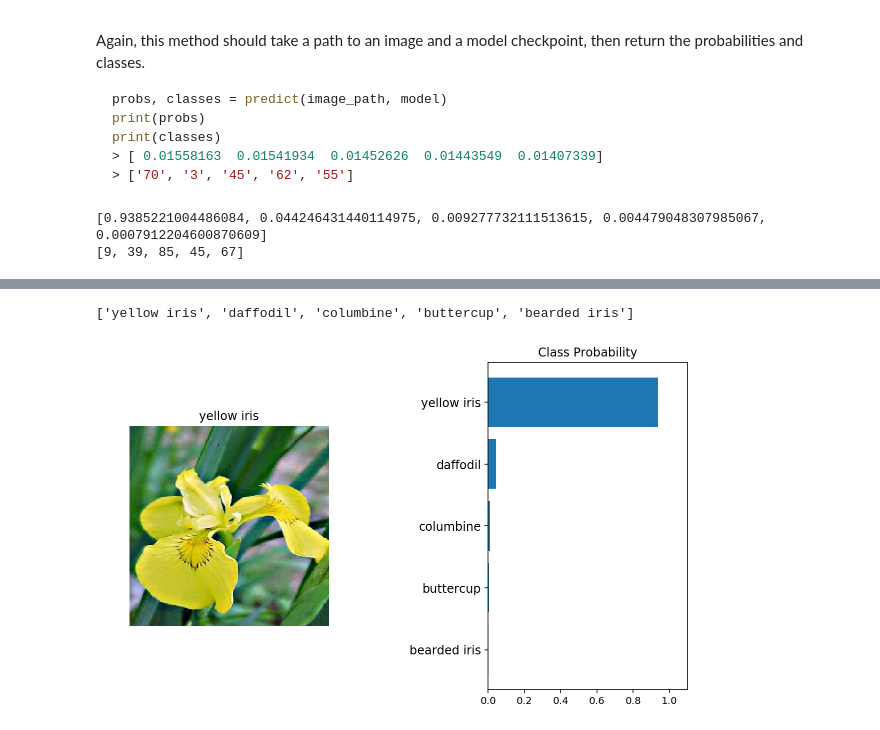
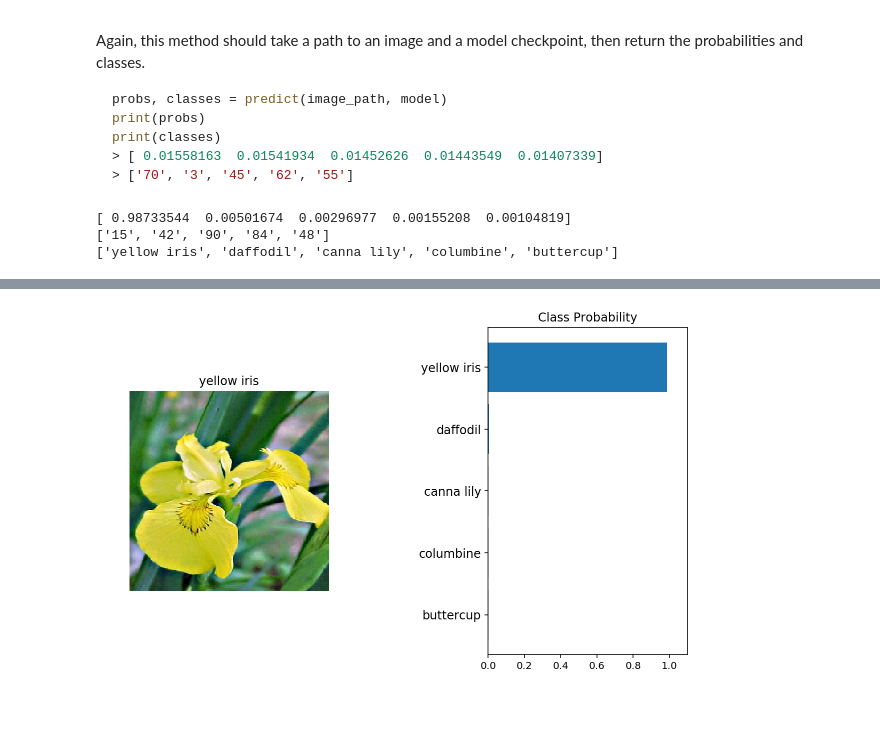
Before and after one commit to Chrvasq/image_classifier, a Jupyter notebook: Image Classifier Project.ipynb, the cells around one changed output, grey strips where cells are left out. Cells and saved outputs as stored; diff of their text form; code cells hidden in the pictures.

````diff
--- a/Image Classifier Project.ipynb
+++ b/Image Classifier Project.ipynb
@@ -240,21 +251,16 @@ def load_checkpoint(filepath):
     checkpoint = torch.load(filepath)
 
     # Load pre-trained network
-    model = models.densenet201(pretrained=True)
+    model = getattr(torchvision.models, checkpoint['arch'])(pretrained=True)
 
     # Freeze params of pre-trained model
     for param in model.parameters():
         param.requires_grad = False
 
-    # Define new classifier
-    classifier = nn.Sequential(OrderedDict([('fc1', nn.Linear(1920, 960)),
-                                            ('relu1', nn.ReLU()),
-                                            ('dropout1', nn.Dropout(p=0.5)),
-                                            ('fc2', nn.Linear(960, 102)),
-                                            ('output', nn.LogSoftmax(dim=1))]))
-    model.classifier = classifier
-    # Load checkpoint info to model
-    model.load_state_dict(checkpoint)
+    model.classifier = checkpoint['classifier']
+    model.load_state_dict(checkpoint['state_dict'])
+    model.optimizer = checkpoint['optimizer']
+    model.class_to_idx = checkpoint['class_to_idx']
 
     return model
 # %%
@@ -376,7 +390,7 @@ print(classes)
 > ['70', '3', '45', '62', '55']
 ```
 # %%
-def predict(image_path, model, topk=5):
+def predict(labels, image_path, model, topk=5):
     ''' Predict the class (or classes) of an image using a trained deep learning model.
     '''
 
@@ -392,21 +406,30 @@ def predict(image_path, model, topk=5):
 
     # Convert 2D image to 1D vector
     img = np.expand_dims(img, 0)
+    img = torch.from_numpy(img)
 
-    img = torch.from_numpy(img)
     inputs = img.to(device)
-    output = model.forward(inputs.float())
-    ps = torch.exp(output)
-    topk = ps.cpu().topk(topk)
 
-    return (i.data.numpy().squeeze().tolist() for i in topk)
+    with torch.no_grad():
+        output = model.forward(inputs.float())
+        ps = torch.exp(output)
+        probs, classes = torch.topk(ps, topk)
 
-prob, classes = predict(path, model)
-print(prob)
+        index_to_class = {model.class_to_idx[x]: x for x in model.class_to_idx}
+        top_classes = [index_to_class[each] for each in classes.cpu().numpy()[0]]
+        flower_names = [labels.get(str(each)) for each in top_classes]
+
+
+    return probs.cpu().detach().numpy()[0], top_classes, flower_names
+
+probs, classes, flower_names = predict(cat_to_name, path, model)
+print(probs)
 print(classes)
+print(flower_names)
 # %% [output]
-[0.9385221004486084, 0.044246431440114975, 0.009277732111513615, 0.004479048307985067, 0.0007912204600870609]
-[9, 39, 85, 45, 67]
+[ 0.98733544  0.00501674  0.00296977  0.00155208  0.00104819]
+['15', '42', '90', '84', '48']
+['yellow iris', 'daffodil', 'canna lily', 'columbine', 'buttercup']
 # %% [markdown]
 ## Sanity Checking
 
@@ -437,7 +460,7 @@ def sanity_check(image, ps, classes):
     fig, (ax1, ax2) = plt.subplots(figsize=(10,6), ncols=2)
     ax1.imshow(image)
     ax1.axis('off')
-    ax1.set_title(flowers[0])
+    ax1.set_title(classes[0])
     ax2.barh(topk_list, ps)
     ax2.set_yticks(topk_list)
     ax2.set_yticklabels(topk_list.astype(int), size='large')
@@ -445,13 +468,7 @@ def sanity_check(image, ps, classes):
     ax2.set_xlim(0, 1.1)
     ax2.set_yticklabels(classes)
     fig.subplots_adjust(wspace=.8);
-# %%
-class_names = train_data.classes
-flowers = [cat_to_name[class_names[i]] for i in classes]
-print(flowers)
-# %% [output]
-['yellow iris', 'daffodil', 'columbine', 'buttercup', 'bearded iris']
 # %%
-sanity_check(test_image, prob, flowers)
+sanity_check(test_image, probs, flower_names)
 # %% [output]
-[figure, old version]
+[figure, new version]
````
Also changed, not shown: parts of 6 cells of this notebook.
